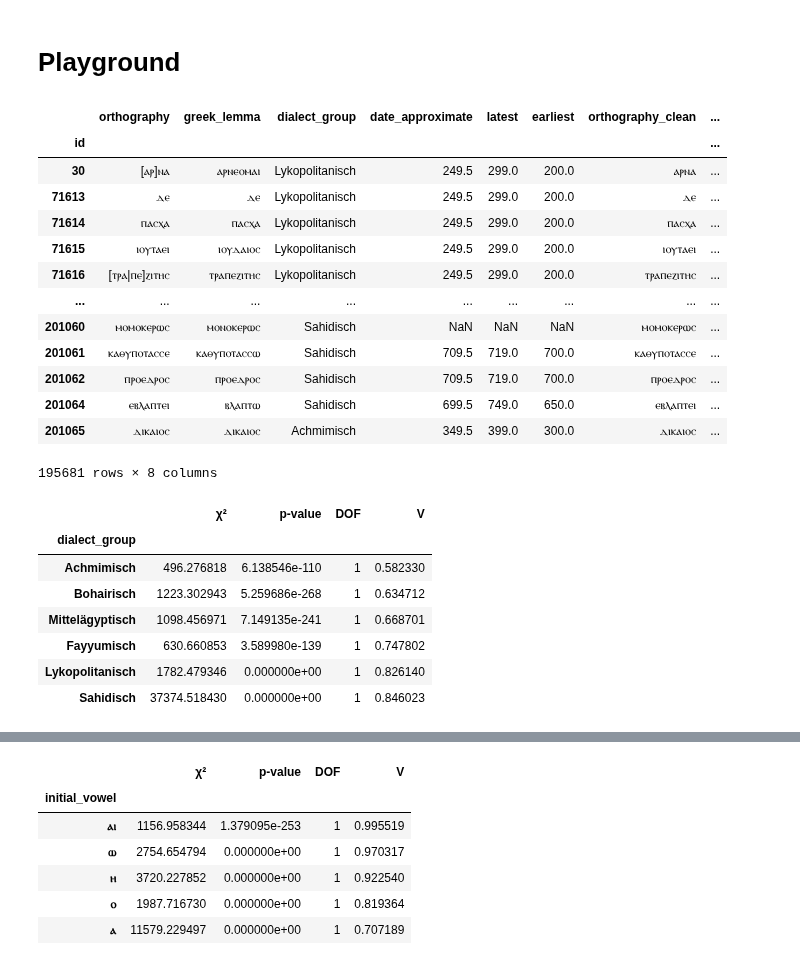
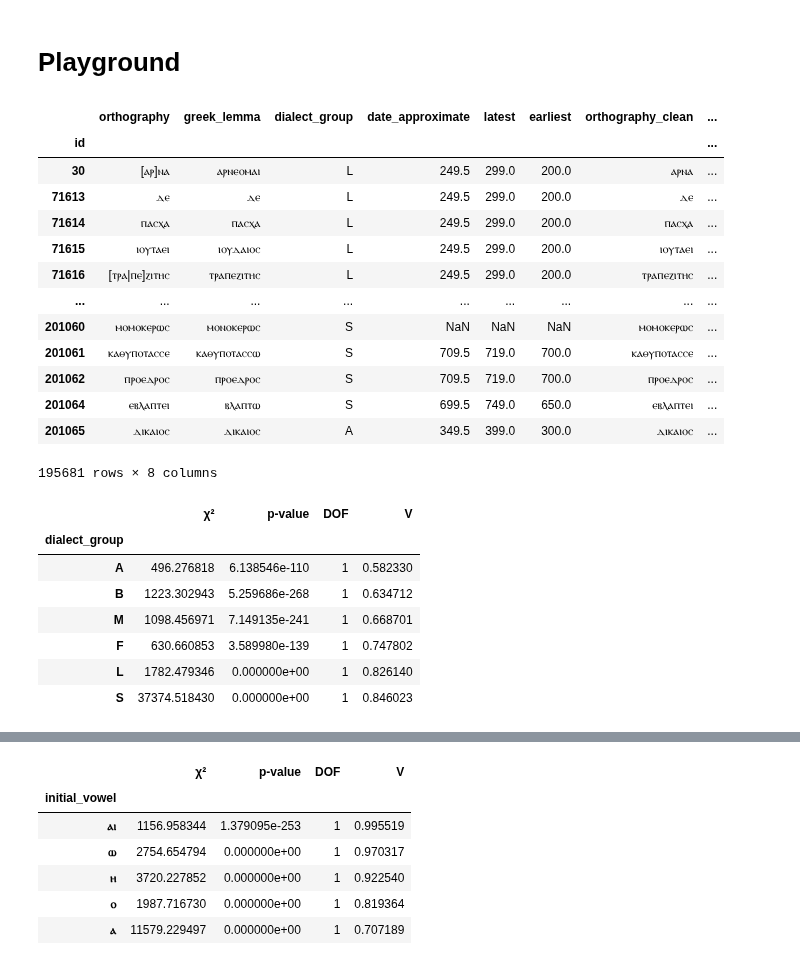
Before and after one commit to kmein/greek-coptic, a Jupyter notebook: greek-coptic.ipynb, the cells around one changed output, grey strips where cells are left out. Cells and saved outputs as stored; diff of their text form; code cells hidden in the pictures.

```diff
--- a/greek-coptic.ipynb
+++ b/greek-coptic.ipynb
@@ -135,13 +135,13 @@ df = pd.read_csv(os.getenv("ATTESTATIONS_CSV")) \
 Here are some random examples of these data points:
 # %%
 df["dialect_group"] = pd.Categorical(df["dialect_group"].replace({
-    "Akhmimic Dialects": "Achmimisch",
-    "Lycopolitan Dialects": "Lykopolitanisch",
-    "Middle Egyptian Dialects": "Mittelägyptisch",
-    "Sahidic Dialects": "Sahidisch",
-    "Bohairic Dialects": "Bohairisch",
-    "Fayyumic Dialects": "Fayyumisch"
-}), ["Bohairisch", "Fayyumisch", "Mittelägyptisch", "Sahidisch", "Lykopolitanisch", "Achmimisch"])
+    "Akhmimic Dialects": "A",
+    "Lycopolitan Dialects": "L",
+    "Middle Egyptian Dialects": "M",
+    "Sahidic Dialects": "S",
+    "Bohairic Dialects": "B",
+    "Fayyumic Dialects": "F"
+}), ["B", "F", "M", "S", "L", "A"])
 # %%
 df.sample(5)
 # %% [output]
@@ -1312,17 +1302,17 @@ df_simple
 # %% [output]
 |  | orthography | greek_lemma | dialect_group | date_approximate | latest | earliest | orthography_clean | ... |
 | id |  |  |  |  |  |  |  | ... |
-| 30 | [ⲁⲣ]ⲛⲁ | ⲁⲣⲛⲉⲟⲙⲁⲓ | Lykopolitanisch | 249.5 | 299.0 | 200.0 | ⲁⲣⲛⲁ | ... |
-| 71613 | ⲇⲉ | ⲇⲉ | Lykopolitanisch | 249.5 | 299.0 | 200.0 | ⲇⲉ | ... |
-| 71614 | ⲡⲁⲥⲭⲁ | ⲡⲁⲥⲭⲁ | Lykopolitanisch | 249.5 | 299.0 | 200.0 | ⲡⲁⲥⲭⲁ | ... |
-| 71615 | ⲓⲟⲩⲧⲁⲉⲓ | ⲓⲟⲩⲇⲁⲓⲟⲥ | Lykopolitanisch | 249.5 | 299.0 | 200.0 | ⲓⲟⲩⲧⲁⲉⲓ | ... |
-| 71616 | [ⲧⲣⲁ|ⲡⲉ]ⲍⲓⲧⲏⲥ | ⲧⲣⲁⲡⲉⲍⲓⲧⲏⲥ | Lykopolitanisch | 249.5 | 299.0 | 200.0 | ⲧⲣⲁⲡⲉⲍⲓⲧⲏⲥ | ... |
+| 30 | [ⲁⲣ]ⲛⲁ | ⲁⲣⲛⲉⲟⲙⲁⲓ | L | 249.5 | 299.0 | 200.0 | ⲁⲣⲛⲁ | ... |
+| 71613 | ⲇⲉ | ⲇⲉ | L | 249.5 | 299.0 | 200.0 | ⲇⲉ | ... |
+| 71614 | ⲡⲁⲥⲭⲁ | ⲡⲁⲥⲭⲁ | L | 249.5 | 299.0 | 200.0 | ⲡⲁⲥⲭⲁ | ... |
+| 71615 | ⲓⲟⲩⲧⲁⲉⲓ | ⲓⲟⲩⲇⲁⲓⲟⲥ | L | 249.5 | 299.0 | 200.0 | ⲓⲟⲩⲧⲁⲉⲓ | ... |
+| 71616 | [ⲧⲣⲁ|ⲡⲉ]ⲍⲓⲧⲏⲥ | ⲧⲣⲁⲡⲉⲍⲓⲧⲏⲥ | L | 249.5 | 299.0 | 200.0 | ⲧⲣⲁⲡⲉⲍⲓⲧⲏⲥ | ... |
 | ... | ... | ... | ... | ... | ... | ... | ... | ... |
-| 201060 | ⲙⲟⲙⲟⲕⲉⲣⲱⲥ | ⲙⲟⲛⲟⲕⲉⲣⲱⲥ | Sahidisch | NaN | NaN | NaN | ⲙⲟⲙⲟⲕⲉⲣⲱⲥ | ... |
-| 201061 | ⲕⲁⲑⲩⲡⲟⲧⲁⲥⲥⲉ | ⲕⲁⲑⲩⲡⲟⲧⲁⲥⲥⲱ | Sahidisch | 709.5 | 719.0 | 700.0 | ⲕⲁⲑⲩⲡⲟⲧⲁⲥⲥⲉ | ... |
-| 201062 | ⲡⲣⲟⲉⲇⲣⲟⲥ | ⲡⲣⲟⲉⲇⲣⲟⲥ | Sahidisch | 709.5 | 719.0 | 700.0 | ⲡⲣⲟⲉⲇⲣⲟⲥ | ... |
-| 201064 | ⲉⲃⲗⲁⲡⲧⲉⲓ | ⲃⲗⲁⲡⲧⲱ | Sahidisch | 699.5 | 749.0 | 650.0 | ⲉⲃⲗⲁⲡⲧⲉⲓ | ... |
-| 201065 | ⲇⲓⲕⲁⲓⲟⲥ | ⲇⲓⲕⲁⲓⲟⲥ | Achmimisch | 349.5 | 399.0 | 300.0 | ⲇⲓⲕⲁⲓⲟⲥ | ... |
+| 201060 | ⲙⲟⲙⲟⲕⲉⲣⲱⲥ | ⲙⲟⲛⲟⲕⲉⲣⲱⲥ | S | NaN | NaN | NaN | ⲙⲟⲙⲟⲕⲉⲣⲱⲥ | ... |
+| 201061 | ⲕⲁⲑⲩⲡⲟⲧⲁⲥⲥⲉ | ⲕⲁⲑⲩⲡⲟⲧⲁⲥⲥⲱ | S | 709.5 | 719.0 | 700.0 | ⲕⲁⲑⲩⲡⲟⲧⲁⲥⲥⲉ | ... |
+| 201062 | ⲡⲣⲟⲉⲇⲣⲟⲥ | ⲡⲣⲟⲉⲇⲣⲟⲥ | S | 709.5 | 719.0 | 700.0 | ⲡⲣⲟⲉⲇⲣⲟⲥ | ... |
+| 201064 | ⲉⲃⲗⲁⲡⲧⲉⲓ | ⲃⲗⲁⲡⲧⲱ | S | 699.5 | 749.0 | 650.0 | ⲉⲃⲗⲁⲡⲧⲉⲓ | ... |
+| 201065 | ⲇⲓⲕⲁⲓⲟⲥ | ⲇⲓⲕⲁⲓⲟⲥ | A | 349.5 | 399.0 | 300.0 | ⲇⲓⲕⲁⲓⲟⲥ | ... |
 195681 rows × 8 columns
 # %%
 vowel = ("ⲁ", "ⲉ", "ⲓ", "ⲟ", "ⲩ", "ⲏ", "ⲱ")
@@ -1331,38 +1321,43 @@ vowel_or_spiritus = tuple([*vowel, *map(lambda x: "ϩ" + x, vowel)])
 def contingency_statistics(contingency):
     chi2, p, dof, expected = scipy.stats.chi2_contingency(contingency)
     association = scipy.stats.contingency.association(contingency)
     return {
         "χ²": chi2,
         "p-value": p,
         "DOF": dof,
         "V": association
     }
+
+def square_crosstab(x, y):
+    df = pd.crosstab(x, y)
+    i = df.index.union(df.columns)
+    return df.reindex(index=i, columns=i, fill_value=0)
 
 
 #vocalic_initial.groupby("dialect").transform(lambda rows: chi2_p(pd.crosstab(rows["greek_h"], rows["coptic_h"])))
 
 vocalic_initial = df_simple[df_simple["greek_lemma"].str.startswith(vowel_or_spiritus) & df_simple["orthography_clean"].str.startswith(vowel_or_spiritus)]
 
 # Add greek_h and coptic_h columns
 vocalic_initial = vocalic_initial.assign(
     greek_h=vocalic_initial["greek_lemma"].str.startswith("ϩ"),
     coptic_h=vocalic_initial["orthography_clean"].str.startswith("ϩ")
 )
 
 # chi2_p function to calculate chi-square test and association
 chi2_p = lambda contingency: (scipy.stats.chi2_contingency(contingency), scipy.stats.contingency.association(contingency))
 
 # Apply the chi2_p function to grouped data
-result = vocalic_initial.groupby("dialect_group").apply(lambda group: contingency_statistics(pd.crosstab(group["greek_h"], group["coptic_h"])))
+result = vocalic_initial.groupby("dialect_group").apply(lambda group: contingency_statistics(square_crosstab(group["greek_h"], group["coptic_h"])))
 
 pd.DataFrame(result.tolist(), index=result.index).sort_values(by="V")
 # %% [output]
 |  | χ² | p-value | DOF | V |
 | dialect_group |  |  |  |  |
-| Achmimisch | 496.276818 | 6.138546e-110 | 1 | 0.582330 |
-| Bohairisch | 1223.302943 | 5.259686e-268 | 1 | 0.634712 |
-| Mittelägyptisch | 1098.456971 | 7.149135e-241 | 1 | 0.668701 |
-| Fayyumisch | 630.660853 | 3.589980e-139 | 1 | 0.747802 |
-| Lykopolitanisch | 1782.479346 | 0.000000e+00 | 1 | 0.826140 |
-| Sahidisch | 37374.518430 | 0.000000e+00 | 1 | 0.846023 |
+| A | 496.276818 | 6.138546e-110 | 1 | 0.582330 |
+| B | 1223.302943 | 5.259686e-268 | 1 | 0.634712 |
+| M | 1098.456971 | 7.149135e-241 | 1 | 0.668701 |
+| F | 630.660853 | 3.589980e-139 | 1 | 0.747802 |
+| L | 1782.479346 | 0.000000e+00 | 1 | 0.826140 |
+| S | 37374.518430 | 0.000000e+00 | 1 | 0.846023 |
 # %%
```
Also changed, not shown: parts of 28 cells of this notebook.
